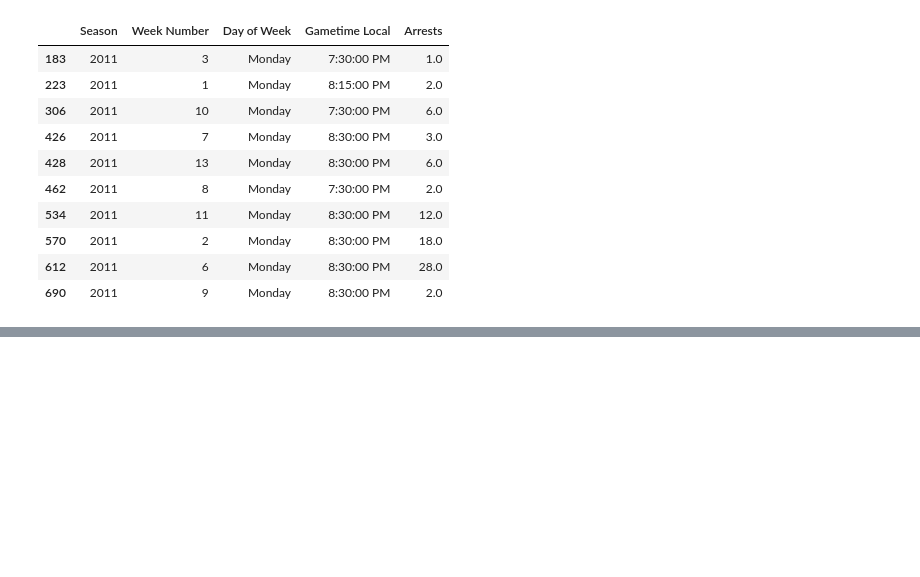
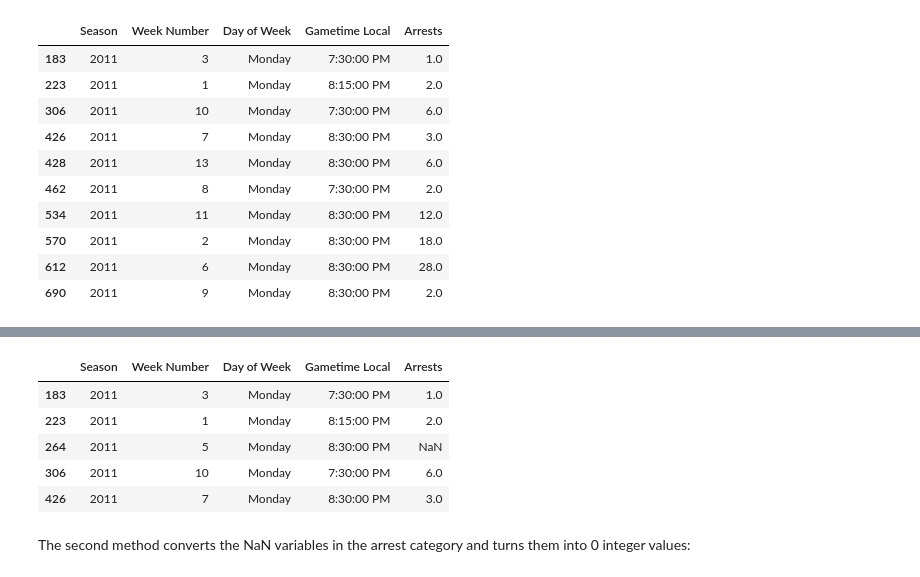
Before and after one commit to ubco-W2022T1-cosc301/project-group03, a Jupyter notebook: notebooks/analysis3.ipynb, the cells around one changed output, grey strips where cells are left out. Saved outputs shown, nothing was run; the diff lists cells and outputs as text; code cells hidden in the pictures; blank space fills up the shorter version.

Commit message:
added functions method file and added method chain to my notebook

```diff
--- a/notebooks/analysis3.ipynb
+++ b/notebooks/analysis3.ipynb
@@ -268,0 +274,16 @@ I created two methods
+# %%
+loaddf = (pd.read_csv("..\\data\\raw\\arrests.csv", sep=',')
+    .copy().drop(['home_team', 'away_team', 'home_score', 'away_score', 'OT_flag', 'division_game'],axis=1))
+loaddf.sort_values(by=['season', 'day_of_week'],inplace=True)
+loaddf.rename(columns={'day_of_week':'Day of Week','week_num':'Week Number','gametime_local': 'Gametime Local',
+                        'arrests':'Arrests', 'season':'Season'},inplace = True)
+loaddf.head()
+# %% [output]
+|  | Season | Week Number | Day of Week | Gametime Local | Arrests |
+| 183 | 2011 | 3 | Monday | 7:30:00 PM | 1.0 |
+| 223 | 2011 | 1 | Monday | 8:15:00 PM | 2.0 |
+| 264 | 2011 | 5 | Monday | 8:30:00 PM | NaN |
+| 306 | 2011 | 10 | Monday | 7:30:00 PM | 6.0 |
+| 426 | 2011 | 7 | Monday | 8:30:00 PM | 3.0 |
+# %% [markdown]
+The second method converts the NaN variables in the arrest category and turns them into 0 integer values:
```
Also changed, not shown: parts of 4 cells of this notebook, 1 other file.
